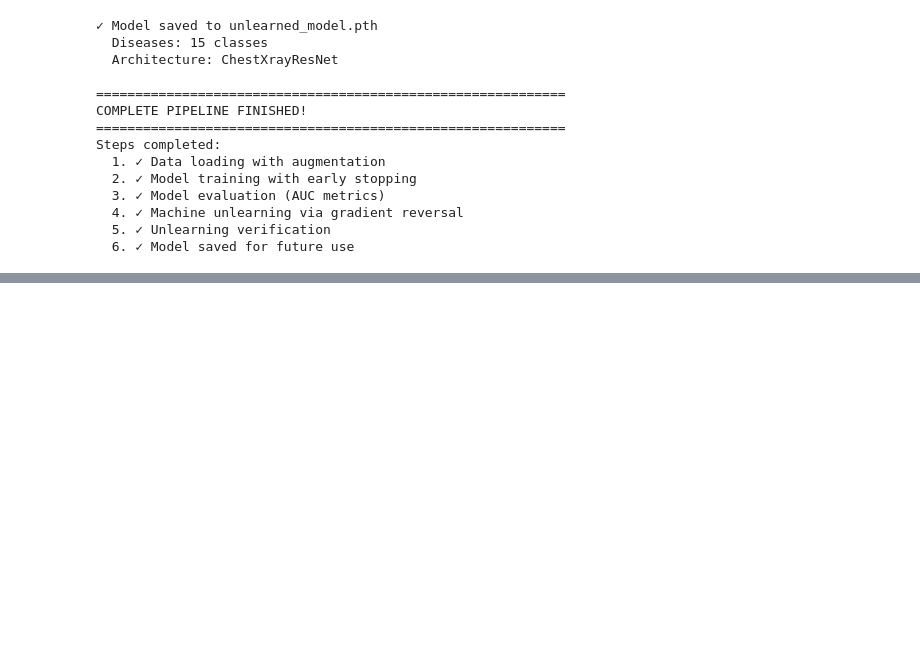
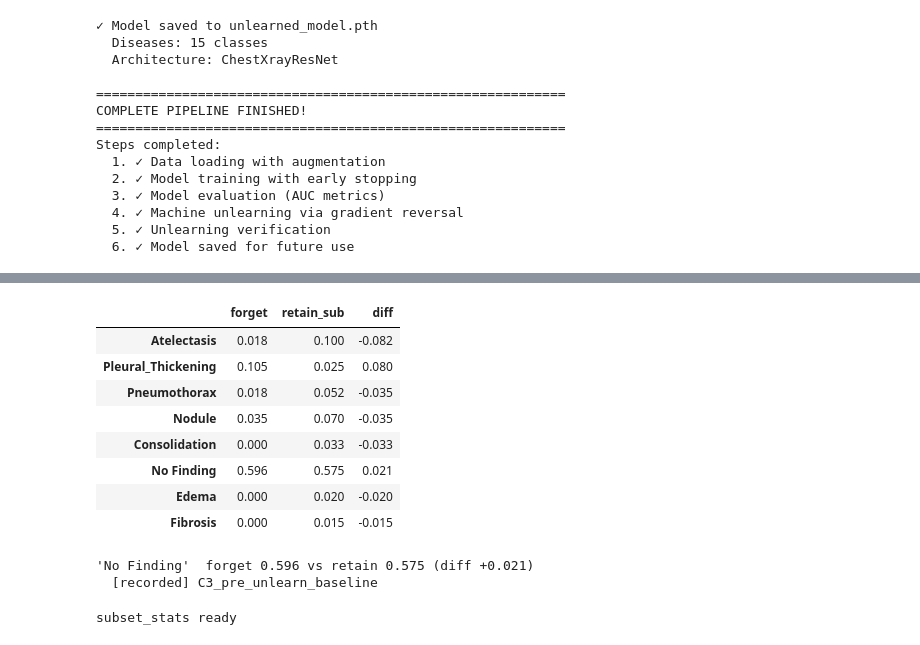
Before and after one commit to samhithareddymadhireddy/MUL_Research, a Jupyter notebook: MUL_Research.ipynb, the cells around one changed output, grey strips where cells are left out. Saved outputs shown, nothing was run; the diff lists cells and outputs as text; code cells hidden in the pictures; blank space fills up the shorter version.

```diff
--- a/MUL_Research.ipynb
+++ b/MUL_Research.ipynb
@@ -1528,0 +1125,51 @@ Steps completed:
+# %%
+f_lab = dataset.labels.iloc[sorted(FORGET)].mean()
+r_lab = dataset.labels.iloc[RETAIN_SUB].mean()
+comp = pd.DataFrame({"forget": f_lab, "retain_sub": r_lab})
+comp["diff"] = comp["forget"] - comp["retain_sub"]
+display(comp.sort_values("diff", key=abs, ascending=False).head(8)
+            .style.format("{:.3f}"))
+
+nf = comp.loc["No Finding"]
+print(f"\n'No Finding'  forget {nf['forget']:.3f} vs retain {nf['retain_sub']:.3f} "
+      f"(diff {nf['diff']:+.3f})")
+if abs(nf["diff"]) > 0.05:
+    print(">> Subsets are NOT composition-matched. The forget-vs-retain loss "
+          "comparison is confounded before any unlearning happens. This is "
+          "direct evidence for the paper's central methodological claim.")
+record("C3_pre_unlearn_baseline",
+       dict(no_finding_forget=float(nf["forget"]),
+            no_finding_retain=float(nf["retain_sub"]), diff=float(nf["diff"])),
+       "label composition mismatch between forget and retain subsets")
+# %% [output]
+|  | forget | retain_sub | diff |
+| Atelectasis | 0.018 | 0.100 | -0.082 |
+| Pleural_Thickening | 0.105 | 0.025 | 0.080 |
+| Pneumothorax | 0.018 | 0.052 | -0.035 |
+| Nodule | 0.035 | 0.070 | -0.035 |
+| Consolidation | 0.000 | 0.033 | -0.033 |
+| No Finding | 0.596 | 0.575 | 0.021 |
+| Edema | 0.000 | 0.020 | -0.020 |
+| Fibrosis | 0.000 | 0.015 | -0.015 |
+'No Finding'  forget 0.596 vs retain 0.575 (diff +0.021)
+  [recorded] C3_pre_unlearn_baseline
+# %%
+@torch.no_grad()
+def subset_stats(model, indices, max_n=None, desc="stats"):
+    # Returns (mean loss, mean confidence, per-sample loss array).
+    model.eval()
+    idxs = list(indices)[:max_n] if max_n else list(indices)
+    loader = DataLoader(TransformedSubset(dataset, idxs, transform_val),
+                        batch_size=CFG["BATCH_SIZE"], shuffle=False, num_workers=0)
+    losses, confs = [], []
+    for images, labels, _ in tqdm(loader, desc=desc, leave=False):
+        images, labels = images.to(device), labels.to(device)
+        out = model(images)
+        losses += nn.functional.binary_cross_entropy_with_logits(
+            out, labels, reduction="none").mean(dim=1).cpu().tolist()
+        confs += (torch.sigmoid(out) - 0.5).abs().mean(dim=1).cpu().tolist()
+    return float(np.mean(losses)), float(np.mean(confs)), np.array(losses)
+
+print("subset_stats ready")
+# %% [output]
+subset_stats ready
```
Also changed, not shown: parts of 32 cells of this notebook, 21 other files.
